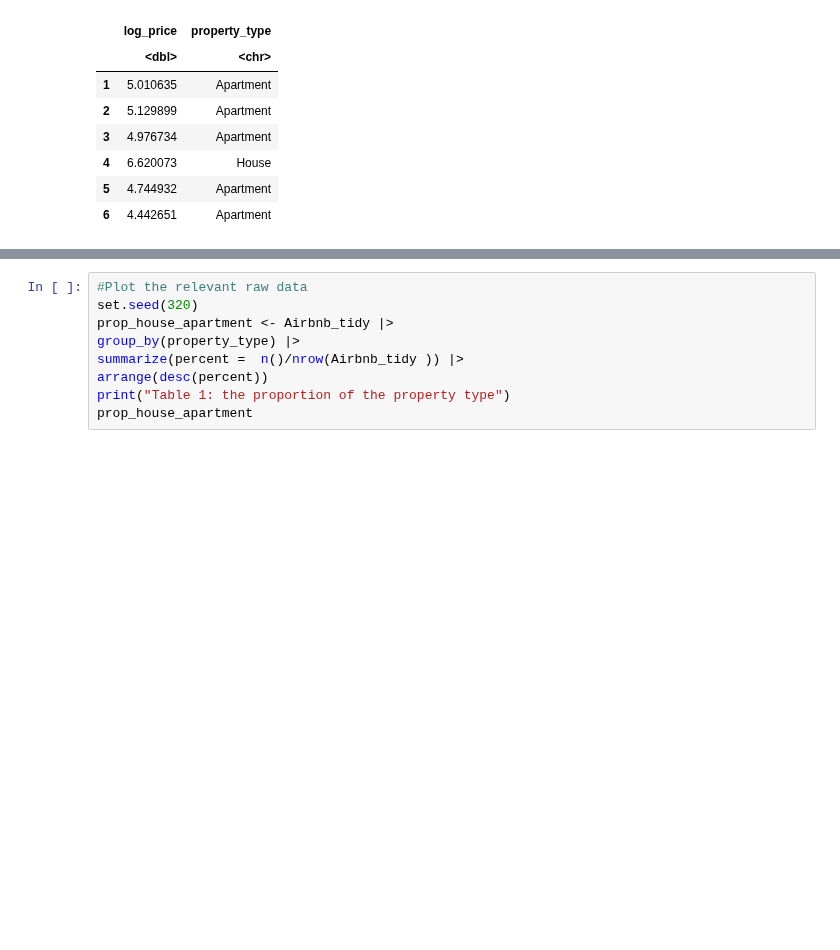
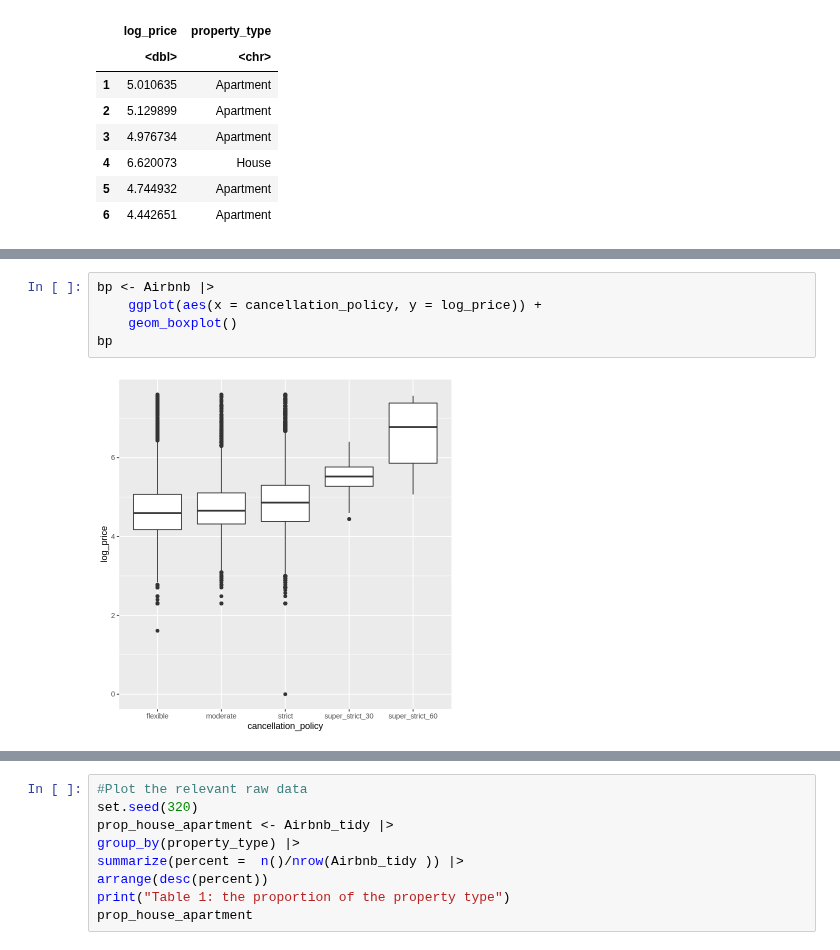
Before and after one commit to takumihoriba/stat201-project, a Jupyter notebook: proposal_final.ipynb, the cells around one changed output, grey strips where cells are left out. Cells and saved outputs as stored; diff of their text form; blank space fills up the shorter version.

```diff
--- a/proposal_final.ipynb
+++ b/proposal_final.ipynb
@@ -62,3 +114,10 @@ A data.frame: 6 × 2
+# %%
+bp <- Airbnb |>
+    ggplot(aes(x = cancellation_policy, y = log_price)) +
+    geom_boxplot()
+bp
+# %% [output]
+[figure, added]
 # %%
 #Plot the relevant raw data
 set.seed(320)
```
Also changed, not shown: parts of 7 cells of this notebook, 3 other files.
